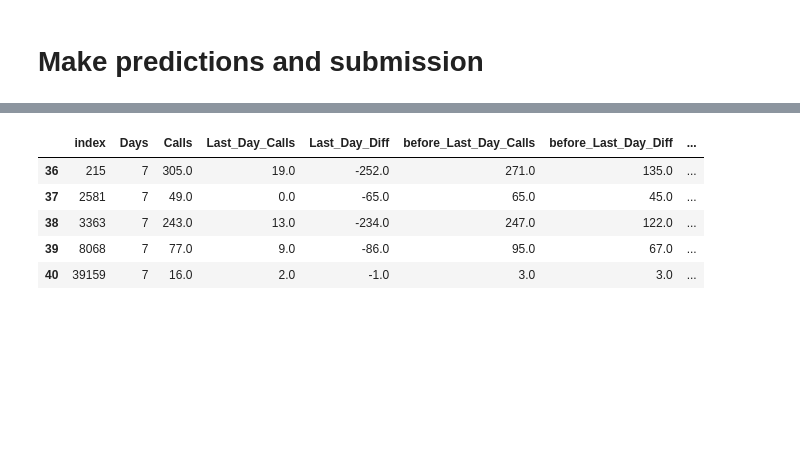
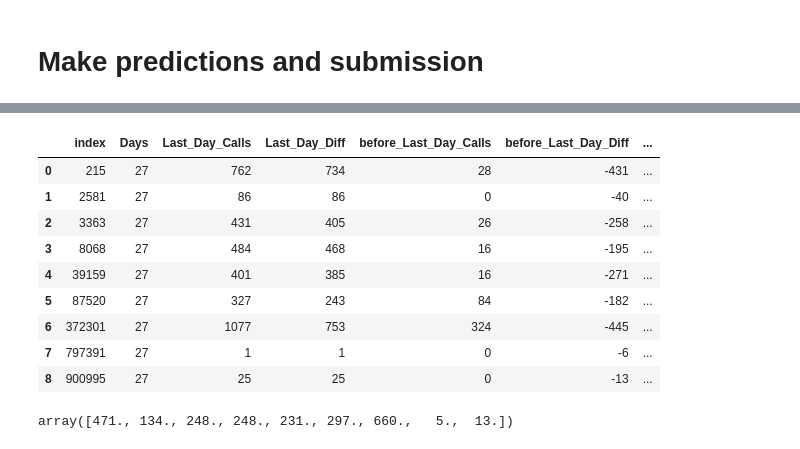
Before and after one commit to rticseto/DataScientistTest, a Jupyter notebook: SLA-Analysis.ipynb, the cells around one changed output, grey strips where cells are left out. Saved outputs shown, nothing was run; the diff lists cells and outputs as text; code cells hidden in the pictures; blank space fills up the shorter version.

```diff
--- a/SLA-Analysis.ipynb
+++ b/SLA-Analysis.ipynb
@@ -405,16 +460,0 @@ data_Feb.head()
-# %%
-calls_onTime_Feb = data_calls2_onTime(df, JanDays )
-calls_onTime_Feb = calls_onTime.fillna(0)
-
-data_calls_onTime_Feb = melting_data(calls_onTime_Feb)
-
-data_calls_onTime_Feb = adding_features(data_calls_onTime_Feb)
-
-data_calls_onTime_Feb.head()
-# %% [output]
-|  | index | Days | Calls | Last_Day_Calls | Last_Day_Diff | before_Last_Day_Calls | before_Last_Day_Diff | ... |
-| 36 | 215 | 7 | 305.0 | 19.0 | -252.0 | 271.0 | 135.0 | ... |
-| 37 | 2581 | 7 | 49.0 | 0.0 | -65.0 | 65.0 | 45.0 | ... |
-| 38 | 3363 | 7 | 243.0 | 13.0 | -234.0 | 247.0 | 122.0 | ... |
-| 39 | 8068 | 7 | 77.0 | 9.0 | -86.0 | 95.0 | 67.0 | ... |
-| 40 | 39159 | 7 | 16.0 | 2.0 | -1.0 | 3.0 | 3.0 | ... |
@@ -420,0 +463,26 @@ data_calls_onTime_Feb.head()
+# %%
+day27 = pd.DataFrame(columns=['index','Days', 'Last_Day_Calls','Last_Day_Diff','before_Last_Day_Calls',
+                           'before_Last_Day_Diff', 'before-2_Last_Day_Calls', 'before-2_Last_Day_Diff'])
+day27.loc[0]= [215, 27, 762, 734, 28, -431, 459, -29]
+day27.loc[1]= [2581, 27, 86, 86, 0, -40, 40, -11]
+day27.loc[2]= [3363, 27, 431, 405, 26, -258, 284, -18]
+day27.loc[3]= [8068, 27, 484, 468, 16, -195, 211, -15]
+day27.loc[4]= [39159, 27, 401, 385, 16 ,-271, 287, 134]
+day27.loc[5]= [87520, 27, 327, 243, 84, -182, 266, -34]
+day27.loc[6]= [372301, 27, 1077, 753, 324, -445, 769, 37]
+day27.loc[7]= [797391, 27, 1, 1, 0, -6, 6, -2]
+day27.loc[8]= [900995, 27, 25, 25, 0, -13, 13, 1]
+
+
+day27
+# %% [output]
+|  | index | Days | Last_Day_Calls | Last_Day_Diff | before_Last_Day_Calls | before_Last_Day_Diff | ... |
+| 0 | 215 | 27 | 762 | 734 | 28 | -431 | ... |
+| 1 | 2581 | 27 | 86 | 86 | 0 | -40 | ... |
+| 2 | 3363 | 27 | 431 | 405 | 26 | -258 | ... |
+| 3 | 8068 | 27 | 484 | 468 | 16 | -195 | ... |
+| 4 | 39159 | 27 | 401 | 385 | 16 | -271 | ... |
+| 5 | 87520 | 27 | 327 | 243 | 84 | -182 | ... |
+| 6 | 372301 | 27 | 1077 | 753 | 324 | -445 | ... |
+| 7 | 797391 | 27 | 1 | 1 | 0 | -6 | ... |
+| 8 | 900995 | 27 | 25 | 25 | 0 | -13 | ... |
@@ -420,0 +491,4 @@ data_calls_onTime_Feb.head()
+# %%
+np.round(pred)
+# %% [output]
+array([471., 134., 248., 248., 231., 297., 660.,   5.,  13.])
```
Also changed, not shown: parts of 58 cells of this notebook.
